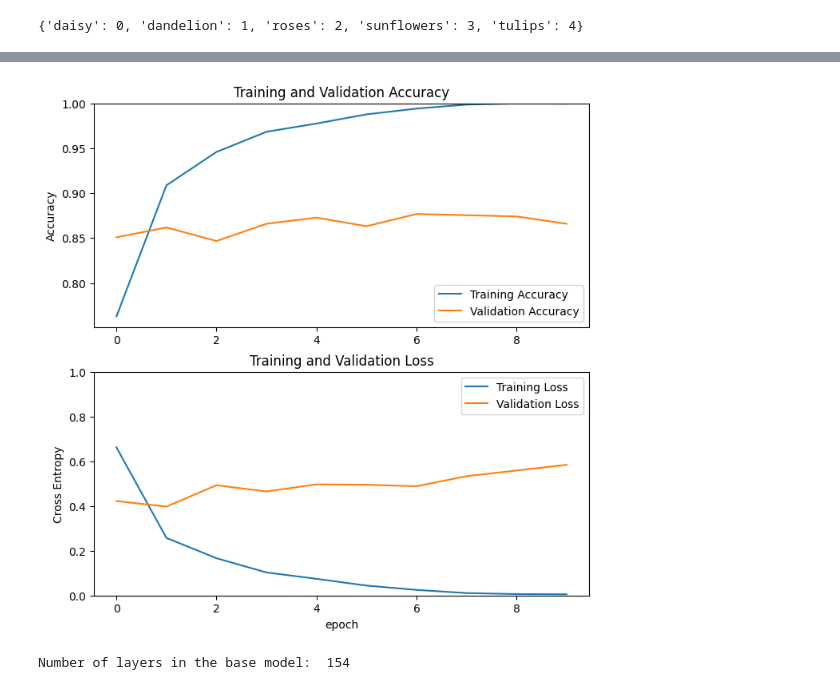
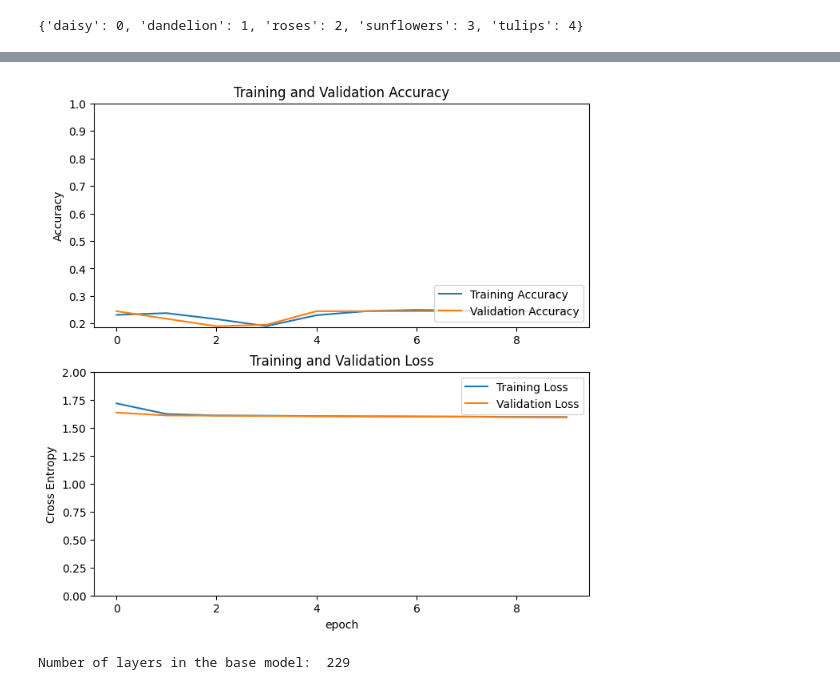
Before and after one commit to walterwangimagr/edgetpu, a Jupyter notebook: post_quantization/ptq_MobileNetV2.ipynb, the cells around one changed output, grey strips where cells are left out. Cells and saved outputs as stored; diff of their text form; code cells hidden in the pictures.

```diff
--- a/post_quantization/ptq_MobileNetV2.ipynb
+++ b/post_quantization/ptq_MobileNetV2.ipynb
@@ -11,7 +17,7 @@ To enable the following instructions: AVX2 AVX512F AVX512_VNNI FMA, in other ope
 # %%
 flowers_dir = "/home/walter/git/edgetpu/dataset/flower_photos"
 IMAGE_SIZE = 224
-BATCH_SIZE = 64
+BATCH_SIZE = 64 * 4
 # %%
 datagen = tf.keras.preprocessing.image.ImageDataGenerator(
     rescale=1./255,
@@ -49,24 +61,33 @@ with open(label_file_savepath, 'w') as f:
 # %%
 IMG_SHAPE = (IMAGE_SIZE, IMAGE_SIZE, 3)
-base_model = tf.keras.applications.MobileNetV2(
+
+strategy = tf.distribute.MirroredStrategy()
+
+with strategy.scope():
+    base_model = tf.keras.applications.MobileNetV3Small(
     input_shape=IMG_SHAPE,
     include_top=False,
     weights='imagenet')
-base_model.trainable = False
 
-model = tf.keras.Sequential([
-    base_model,
-    tf.keras.layers.Conv2D(filters=32, kernel_size=3, activation='relu'),
-    tf.keras.layers.Dropout(0.2),
-    tf.keras.layers.GlobalAveragePooling2D(),
-    tf.keras.layers.Dense(units=5, activation='softmax')
-])
+    base_model.trainable = False
+
+    model = tf.keras.Sequential([
+        base_model,
+        tf.keras.layers.Conv2D(filters=32, kernel_size=3, activation='relu'),
+        tf.keras.layers.Dropout(0.2),
+        tf.keras.layers.GlobalAveragePooling2D(),
+        tf.keras.layers.Dense(units=5, activation='softmax')
+    ])
 
 model.compile(
     optimizer='adam',
     loss='categorical_crossentropy',
     metrics=['accuracy'])
 
-model.summary()
-print('Number of trainable weights = {}'.format(len(model.trainable_weights)))
+
+history = model.fit(train_generator,
+                    steps_per_epoch=len(train_generator),
+                    epochs=10,
+                    validation_data=val_generator,
+                    validation_steps=len(val_generator))
 # %% [output]
@@ -123,31 +178,31 @@ Epoch 10/10
 # %%
 acc = history.history['accuracy']
 val_acc = history.history['val_accuracy']
 
 loss = history.history['loss']
 val_loss = history.history['val_loss']
 
 plt.figure(figsize=(8, 8))
 plt.subplot(2, 1, 1)
 plt.plot(acc, label='Training Accuracy')
 plt.plot(val_acc, label='Validation Accuracy')
 plt.legend(loc='lower right')
 plt.ylabel('Accuracy')
 plt.ylim([min(plt.ylim()),1])
 plt.title('Training and Validation Accuracy')
 
 plt.subplot(2, 1, 2)
 plt.plot(loss, label='Training Loss')
 plt.plot(val_loss, label='Validation Loss')
 plt.legend(loc='upper right')
 plt.ylabel('Cross Entropy')
-plt.ylim([0,1.0])
+plt.ylim([0,2.0])
 plt.title('Training and Validation Loss')
 plt.xlabel('epoch')
 plt.show()
 # %% [output]
-[figure, old version]
+[figure, new version]
 # %%
 print("Number of layers in the base model: ", len(base_model.layers))
 # %% [output]
-Number of layers in the base model:  154
+Number of layers in the base model:  229
```
Also changed, not shown: parts of 14 cells of this notebook, 6 other files.
